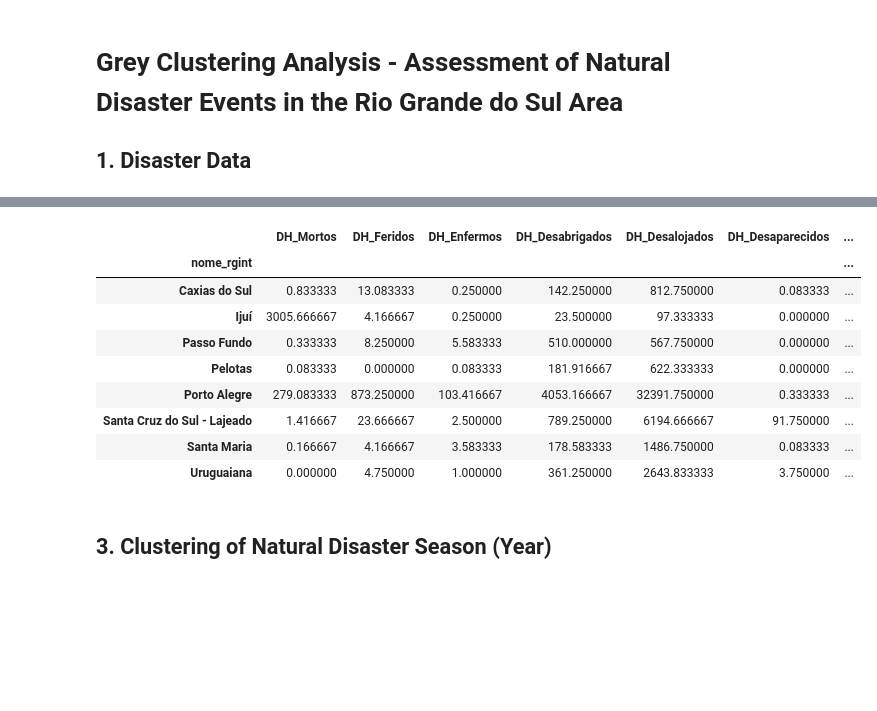
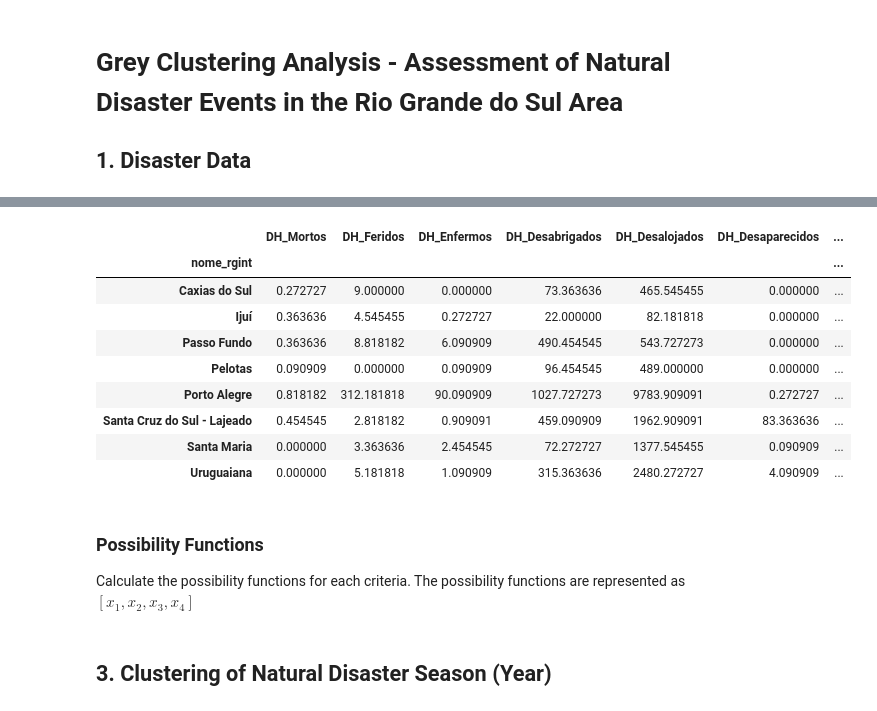
Before and after one commit to Pedro4064/Grey-Systems---Natural-Desaster-Assesment, a Jupyter notebook: Src/grey_clustering.ipynb, the cells around one changed output, grey strips where cells are left out. Cells and saved outputs as stored; diff of their text form; code cells hidden in the pictures; blank space fills up the shorter version.

```diff
--- a/Src/grey_clustering.ipynb
+++ b/Src/grey_clustering.ipynb
@@ -6,7 +6,7 @@
 import pandas as pd
 # %%
 BASE_FILE_PATH  = '../Data/Danos_Informados_{year}.xls'
-AVAILABLE_YEARS = range(2013, 2024+1)
+AVAILABLE_YEARS = range(2013, 2024)
 disasters_data  = pd.DataFrame()
 # %%
 for year in AVAILABLE_YEARS:
@@ -37,13 +54,18 @@ disasters_data_by_inter_region = pd.merge(left=disasters_data, right=REGIONS_DEL
 # %%
-disasters_data_by_inter_region.groupby(['nome_rgint', 'Ano'])[['DH_Mortos', 'DH_Feridos', 'DH_Enfermos','DH_Desabrigados', 'DH_Desalojados', 'DH_Desaparecidos', 'DH_Outros Afetados', 'DM_Unidades Habitacionais Danificadas', 'DM_Unidades Habitacionais Destruídas', 'DM_Unidades Habitacionais Valor']].sum().groupby(['nome_rgint']).mean()
+disasters_data_by_inter_region_average = disasters_data_by_inter_region.groupby(['nome_rgint', 'Ano'])[['DH_Mortos', 'DH_Feridos', 'DH_Enfermos','DH_Desabrigados', 'DH_Desalojados', 'DH_Desaparecidos', 'DH_Outros Afetados', 'DM_Unidades Habitacionais Danificadas', 'DM_Unidades Habitacionais Destruídas', 'DM_Unidades Habitacionais Valor']].sum().groupby(['nome_rgint']).mean()
+disasters_data_by_inter_region_average
 # %% [output]
 |  | DH_Mortos | DH_Feridos | DH_Enfermos | DH_Desabrigados | DH_Desalojados | DH_Desaparecidos | ... |
 | nome_rgint |  |  |  |  |  |  | ... |
-| Caxias do Sul | 0.833333 | 13.083333 | 0.250000 | 142.250000 | 812.750000 | 0.083333 | ... |
-| Ijuí | 3005.666667 | 4.166667 | 0.250000 | 23.500000 | 97.333333 | 0.000000 | ... |
-| Passo Fundo | 0.333333 | 8.250000 | 5.583333 | 510.000000 | 567.750000 | 0.000000 | ... |
-| Pelotas | 0.083333 | 0.000000 | 0.083333 | 181.916667 | 622.333333 | 0.000000 | ... |
-| Porto Alegre | 279.083333 | 873.250000 | 103.416667 | 4053.166667 | 32391.750000 | 0.333333 | ... |
-| Santa Cruz do Sul - Lajeado | 1.416667 | 23.666667 | 2.500000 | 789.250000 | 6194.666667 | 91.750000 | ... |
-| Santa Maria | 0.166667 | 4.166667 | 3.583333 | 178.583333 | 1486.750000 | 0.083333 | ... |
-| Uruguaiana | 0.000000 | 4.750000 | 1.000000 | 361.250000 | 2643.833333 | 3.750000 | ... |
+| Caxias do Sul | 0.272727 | 9.000000 | 0.000000 | 73.363636 | 465.545455 | 0.000000 | ... |
+| Ijuí | 0.363636 | 4.545455 | 0.272727 | 22.000000 | 82.181818 | 0.000000 | ... |
+| Passo Fundo | 0.363636 | 8.818182 | 6.090909 | 490.454545 | 543.727273 | 0.000000 | ... |
+| Pelotas | 0.090909 | 0.000000 | 0.090909 | 96.454545 | 489.000000 | 0.000000 | ... |
+| Porto Alegre | 0.818182 | 312.181818 | 90.090909 | 1027.727273 | 9783.909091 | 0.272727 | ... |
+| Santa Cruz do Sul - Lajeado | 0.454545 | 2.818182 | 0.909091 | 459.090909 | 1962.909091 | 83.363636 | ... |
+| Santa Maria | 0.000000 | 3.363636 | 2.454545 | 72.272727 | 1377.545455 | 0.090909 | ... |
+| Uruguaiana | 0.000000 | 5.181818 | 1.090909 | 315.363636 | 2480.272727 | 4.090909 | ... |
+# %% [markdown]
+### Possibility Functions
+
+Calculate the possibility functions for each criteria. The possibility functions are represented as $[x_1, x_2, x_3, x_4]$
```
Also changed, not shown: parts of 3 cells of this notebook.
